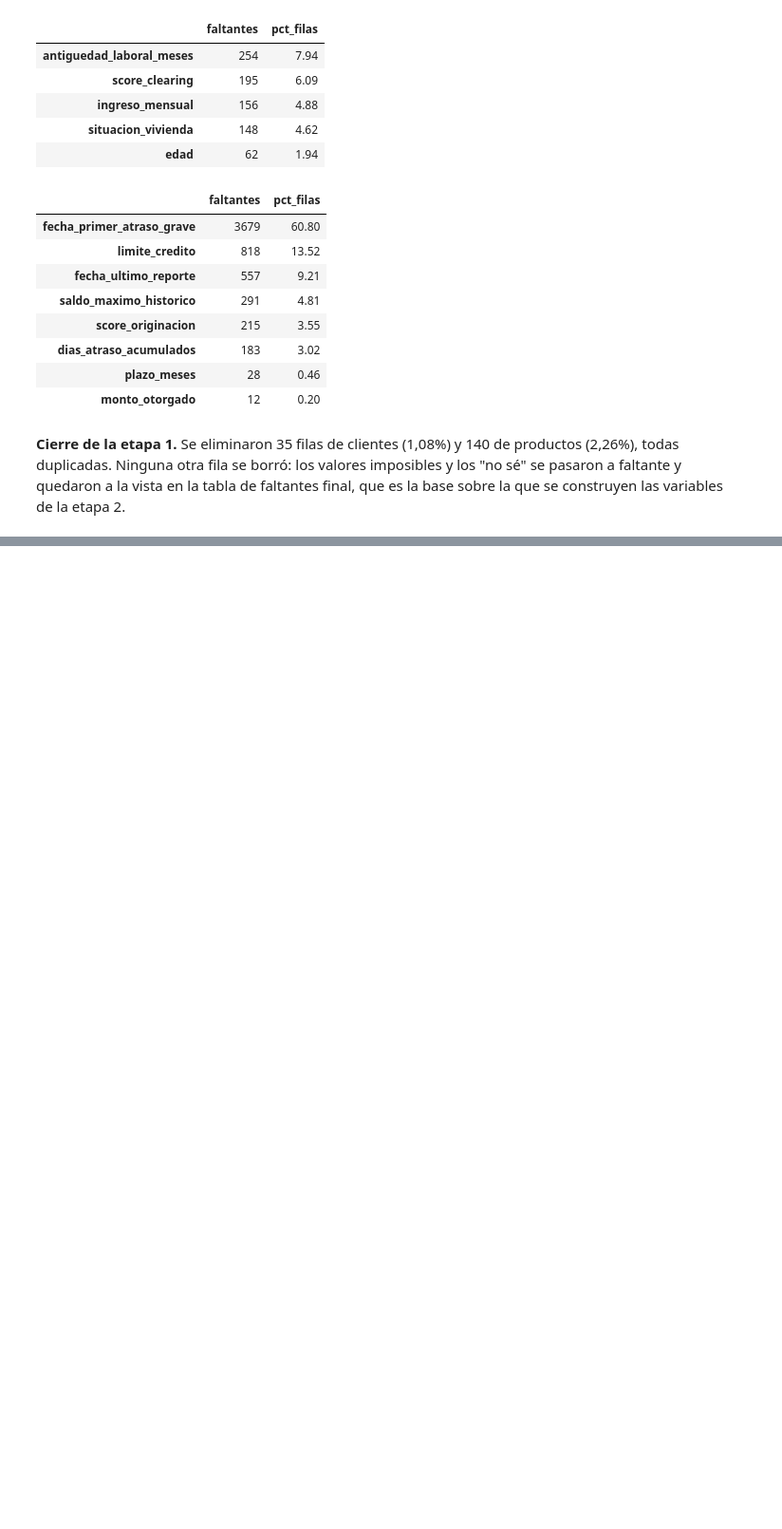
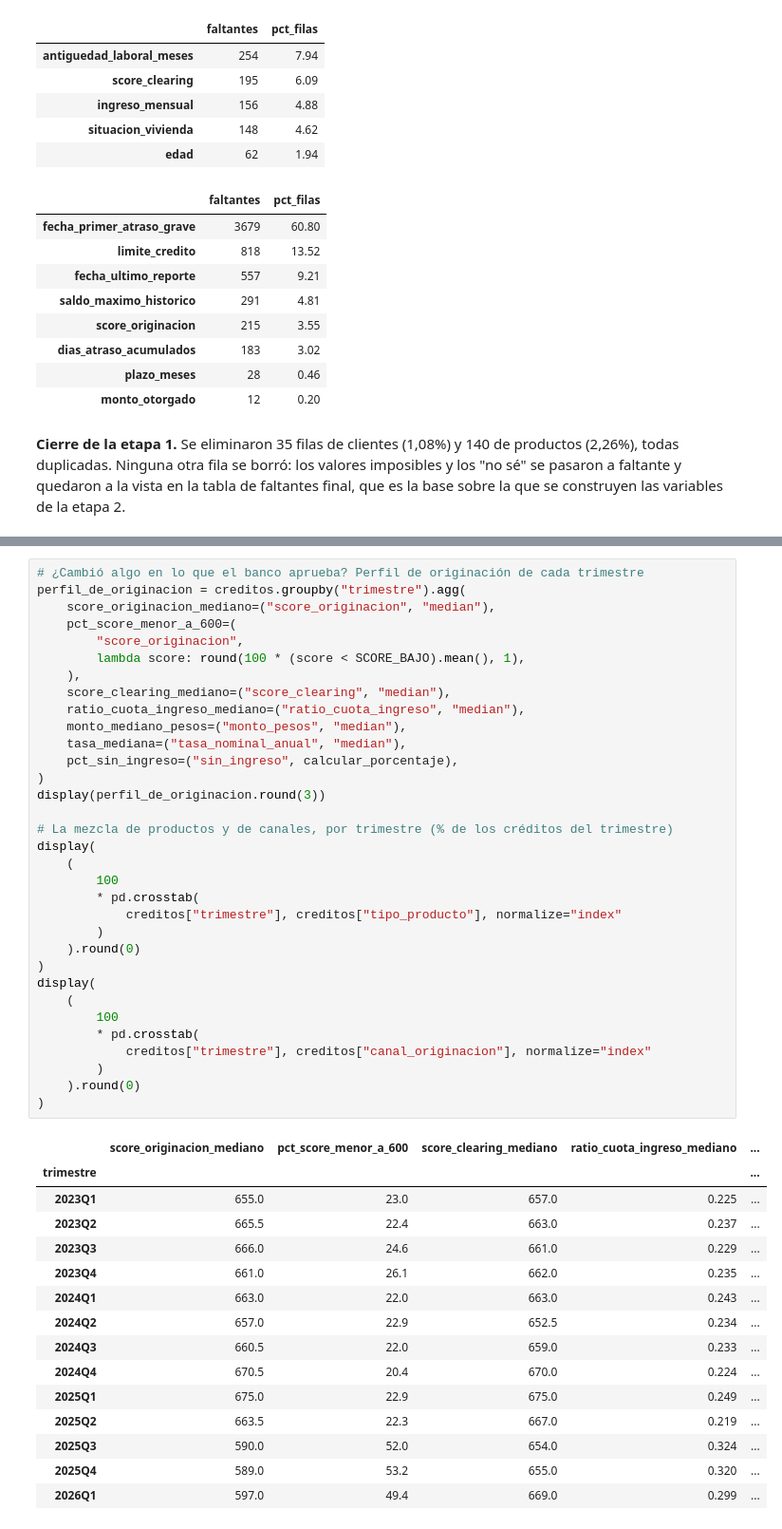
Before and after one commit to ncho06-a11y/proyecto-final-merli, a Jupyter notebook: notebooks/analisis_riesgo_credito.ipynb, the cells around one changed output, grey strips where cells are left out. Shown at 95% size. Drawn from its saved outputs; the diff is of its cells as text; blank space fills up the shorter version.

```diff
--- a/notebooks/analisis_riesgo_credito.ipynb
+++ b/notebooks/analisis_riesgo_credito.ipynb
@@ -1308,0 +1988,49 @@ display(resumir_faltantes(productos))
+# %%
+# ¿Cambió algo en lo que el banco aprueba? Perfil de originación de cada trimestre
+perfil_de_originacion = creditos.groupby("trimestre").agg(
+    score_originacion_mediano=("score_originacion", "median"),
+    pct_score_menor_a_600=(
+        "score_originacion",
+        lambda score: round(100 * (score < SCORE_BAJO).mean(), 1),
+    ),
+    score_clearing_mediano=("score_clearing", "median"),
+    ratio_cuota_ingreso_mediano=("ratio_cuota_ingreso", "median"),
+    monto_mediano_pesos=("monto_pesos", "median"),
+    tasa_mediana=("tasa_nominal_anual", "median"),
+    pct_sin_ingreso=("sin_ingreso", calcular_porcentaje),
+)
+display(perfil_de_originacion.round(3))
+
+# La mezcla de productos y de canales, por trimestre (% de los créditos del trimestre)
+display(
+    (
+        100
+        * pd.crosstab(
+            creditos["trimestre"], creditos["tipo_producto"], normalize="index"
+        )
+    ).round(0)
+)
+display(
+    (
+        100
+        * pd.crosstab(
+            creditos["trimestre"], creditos["canal_originacion"], normalize="index"
+        )
+    ).round(0)
+)
+# %% [output]
+|  | score_originacion_mediano | pct_score_menor_a_600 | score_clearing_mediano | ratio_cuota_ingreso_mediano | ... |
+| trimestre |  |  |  |  | ... |
+| 2023Q1 | 655.0 | 23.0 | 657.0 | 0.225 | ... |
+| 2023Q2 | 665.5 | 22.4 | 663.0 | 0.237 | ... |
+| 2023Q3 | 666.0 | 24.6 | 661.0 | 0.229 | ... |
+| 2023Q4 | 661.0 | 26.1 | 662.0 | 0.235 | ... |
+| 2024Q1 | 663.0 | 22.0 | 663.0 | 0.243 | ... |
+| 2024Q2 | 657.0 | 22.9 | 652.5 | 0.234 | ... |
+| 2024Q3 | 660.5 | 22.0 | 659.0 | 0.233 | ... |
+| 2024Q4 | 670.5 | 20.4 | 670.0 | 0.224 | ... |
+| 2025Q1 | 675.0 | 22.9 | 675.0 | 0.249 | ... |
+| 2025Q2 | 663.5 | 22.3 | 667.0 | 0.219 | ... |
+| 2025Q3 | 590.0 | 52.0 | 654.0 | 0.324 | ... |
+| 2025Q4 | 589.0 | 53.2 | 655.0 | 0.320 | ... |
+| 2026Q1 | 597.0 | 49.4 | 669.0 | 0.299 | ... |
```
Also changed, not shown: parts of 42 cells of this notebook, 1 other file.
